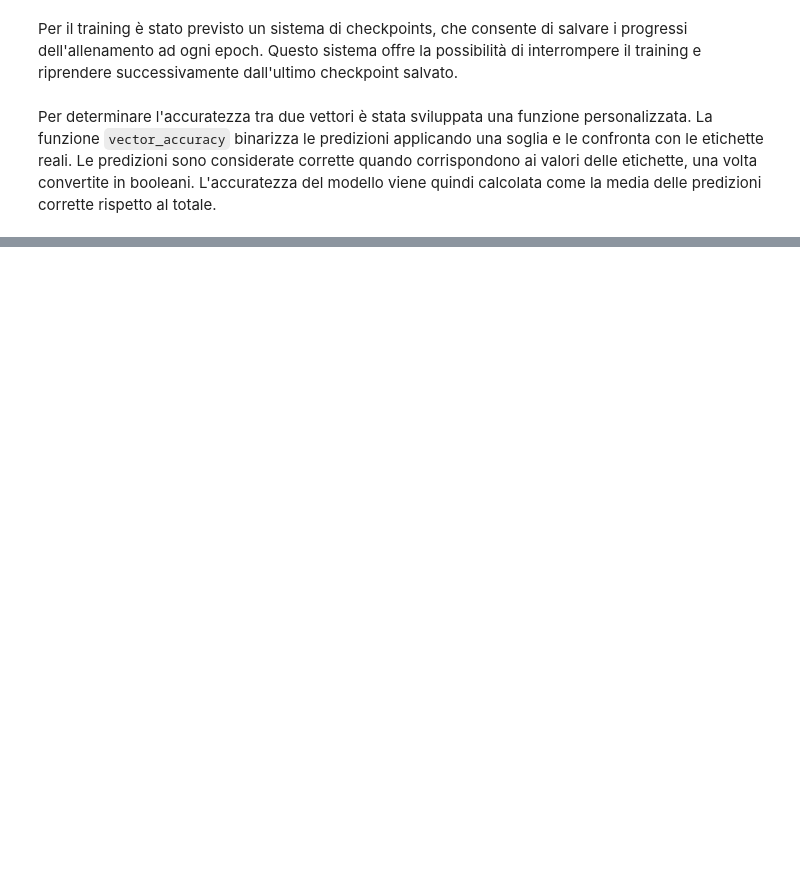
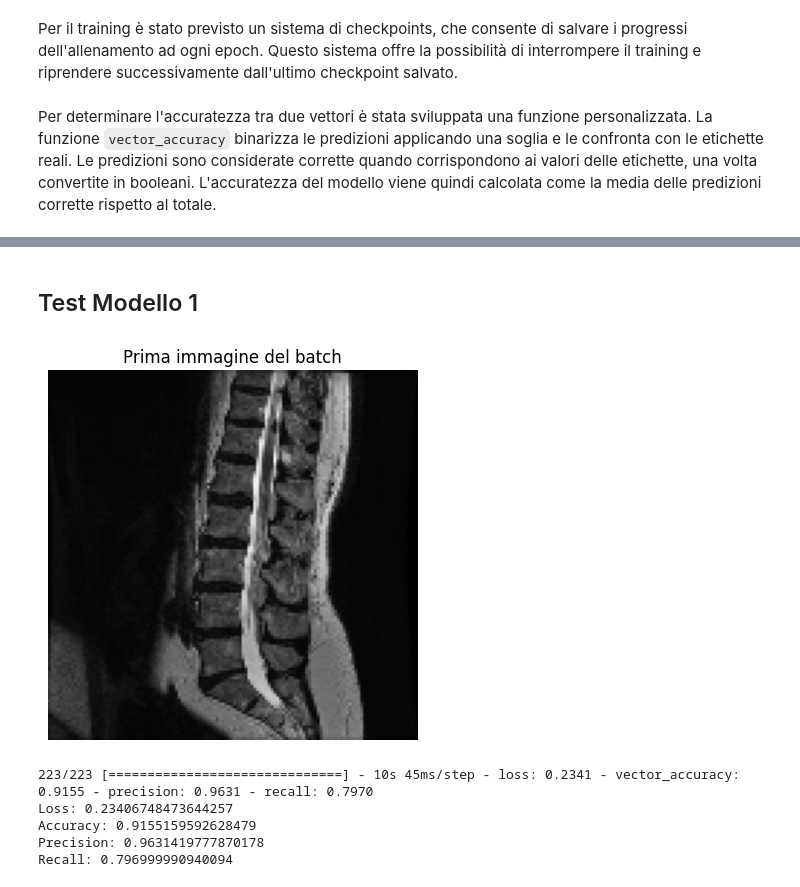
Before and after one commit to manuelrovitti/Modello-per-identificazione-e-riconoscimento-condizioni-colonna-vertebrale, a Jupyter notebook: RSNA.ipynb, the cells around one changed output, grey strips where cells are left out. Saved outputs shown, nothing was run; the diff lists cells and outputs as text; code cells hidden in the pictures; blank space fills up the shorter version.

Commit message:
aggiunta plot + all modelli

```diff
--- a/RSNA.ipynb
+++ b/RSNA.ipynb
@@ -1488,0 +1459,30 @@ Sono state selezionate solo 5 epoche di allenamento perché, dopo aver esaminato
+# %% [markdown]
+## Test Modello 1
+# %%
+import matplotlib.pyplot as plt
+
+# prendi un batch
+for (images, keypoints), mask in test_dataset.take(1):
+
+    # visualizza la prima immagine del batch
+    img = images[0]
+
+    plt.imshow(img.numpy().squeeze(), cmap='gray')
+    plt.title("Prima immagine del batch")
+    plt.axis('off')
+    plt.show()
+# %% [output]
+[figure, added]
+# %%
+results_1 = model.evaluate(test_dataset)
+
+print(f"Loss: {results_1[0]}")
+print(f"Accuracy: {results_1[1]}")
+print(f"Precision: {results_1[2]}")
+print(f"Recall: {results_1[3]}")
+# %% [output]
+223/223 [==============================] - 10s 45ms/step - loss: 0.2341 - vector_accuracy: 0.9155 - precision: 0.9631 - recall: 0.7970
+Loss: 0.23406748473644257
+Accuracy: 0.9155159592628479
+Precision: 0.9631419777870178
+Recall: 0.796999990940094
```
Also changed, not shown: parts of 31 cells of this notebook.
